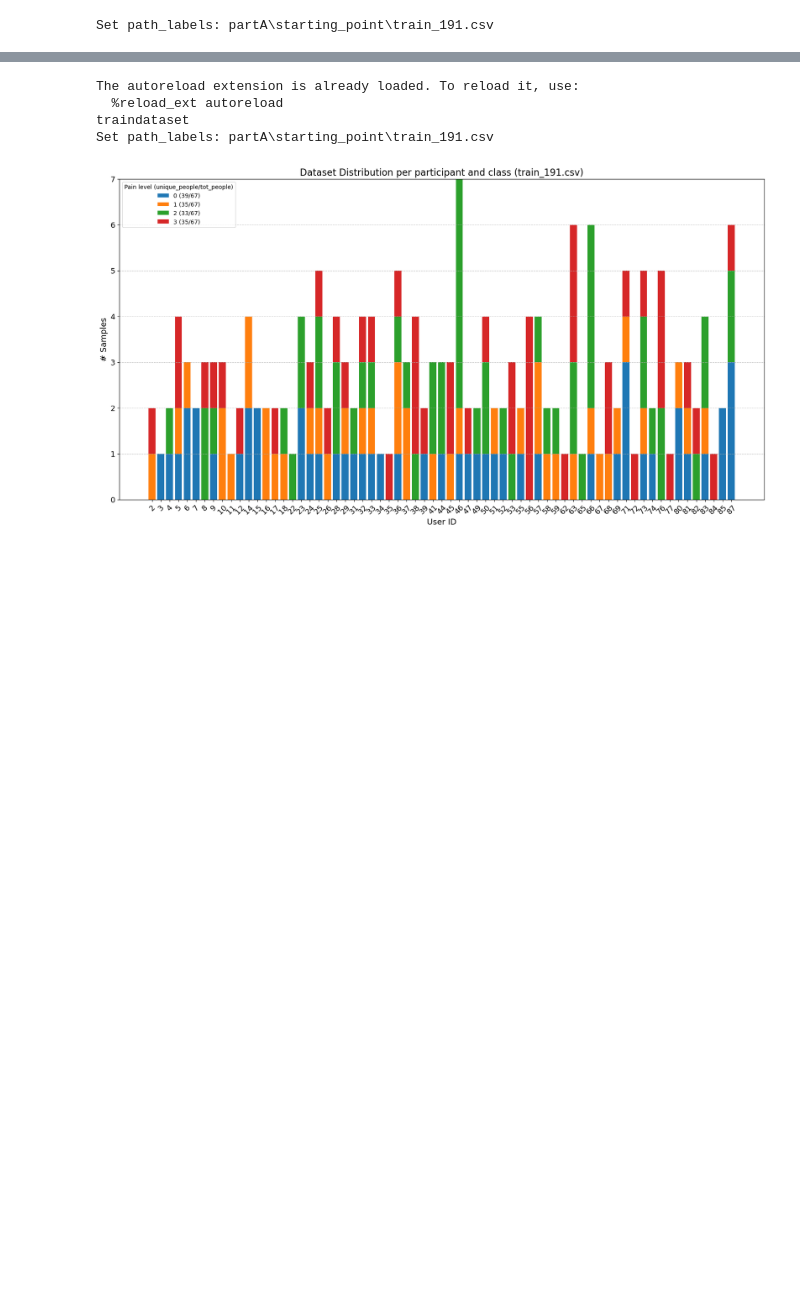
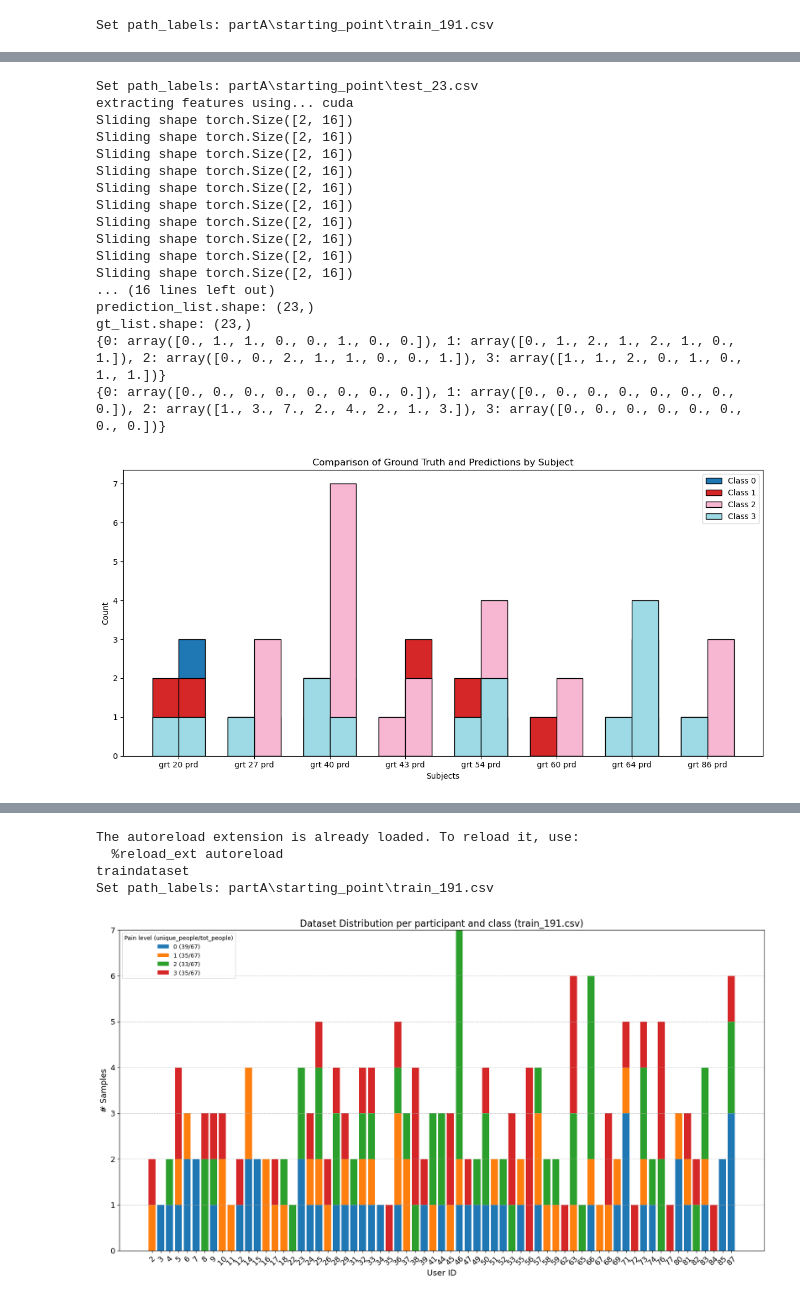
Before and after one commit to villifCoder559/PainAssessmentVideo, a Jupyter notebook: test.ipynb, the cells around one changed output, grey strips where cells are left out. Cells and saved outputs as stored; diff of their text form; code cells hidden in the pictures; blank space fills up the shorter version.

```diff
--- a/test.ipynb
+++ b/test.ipynb
@@ -148,0 +164,24 @@ dict_keys(['train', 'val', 'test'])
+# %%
+%autoreload 2
+
+model_advanced.dataset.set_path_labels('test')
+model_advanced.plot_comparison_prediction_gt()
+# %% [output]
+Set path_labels: partA\starting_point\test_23.csv
+extracting features using... cuda
+Sliding shape torch.Size([2, 16])
+Sliding shape torch.Size([2, 16])
+Sliding shape torch.Size([2, 16])
+Sliding shape torch.Size([2, 16])
+Sliding shape torch.Size([2, 16])
+Sliding shape torch.Size([2, 16])
+Sliding shape torch.Size([2, 16])
+Sliding shape torch.Size([2, 16])
+Sliding shape torch.Size([2, 16])
+Sliding shape torch.Size([2, 16])
+... (16 lines left out)
+prediction_list.shape: (23,)
+gt_list.shape: (23,)
+{0: array([0., 1., 1., 0., 0., 1., 0., 0.]), 1: array([0., 1., 2., 1., 2., 1., 0., 1.]), 2: array([0., 0., 2., 1., 1., 0., 0., 1.]), 3: array([1., 1., 2., 0., 1., 0., 1., 1.])}
+{0: array([0., 0., 0., 0., 0., 0., 0., 0.]), 1: array([0., 0., 0., 0., 0., 0., 0., 0.]), 2: array([1., 3., 7., 2., 4., 2., 1., 3.]), 3: array([0., 0., 0., 0., 0., 0., 0., 0.])}
+[figure, added]
```
Also changed, not shown: parts of 8 cells of this notebook.
